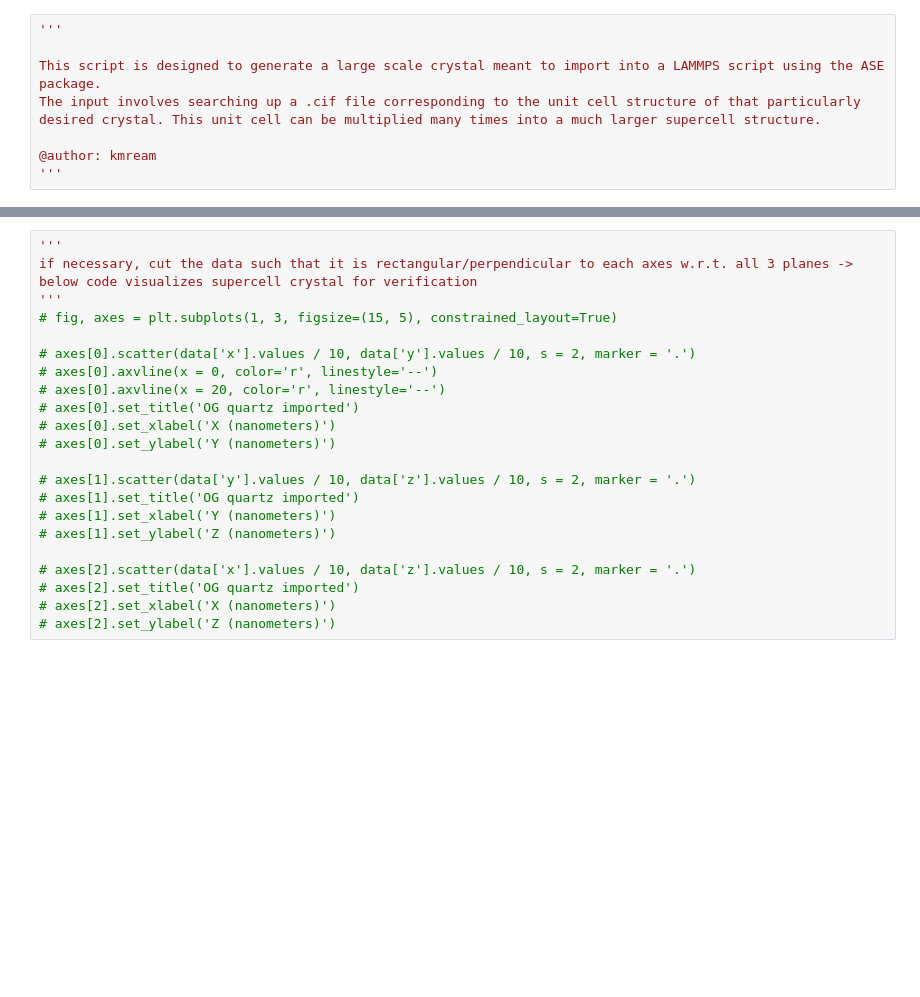
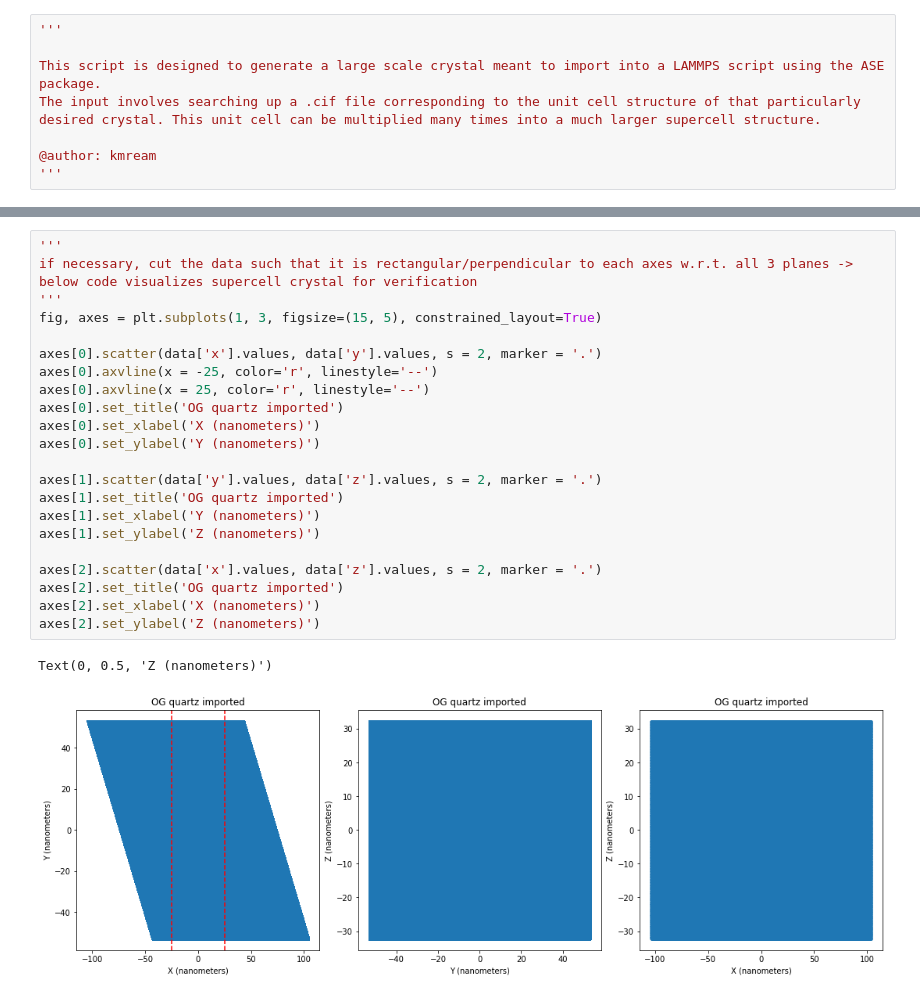
Before and after one commit to NSF-GCR-MDDM/kmream_md, a Jupyter notebook: generate_crystal.ipynb, the cells around one changed output, grey strips where cells are left out. Drawn from its saved outputs; the diff is of its cells as text; blank space fills up the shorter version.

```diff
--- a/generate_crystal.ipynb
+++ b/generate_crystal.ipynb
@@ -65,23 +71,26 @@ data
 # %%
 '''
 if necessary, cut the data such that it is rectangular/perpendicular to each axes w.r.t. all 3 planes -> below code visualizes supercell crystal for verification
 '''
-# fig, axes = plt.subplots(1, 3, figsize=(15, 5), constrained_layout=True)
+fig, axes = plt.subplots(1, 3, figsize=(15, 5), constrained_layout=True)
 
-# axes[0].scatter(data['x'].values / 10, data['y'].values / 10, s = 2, marker = '.')
-# axes[0].axvline(x = 0, color='r', linestyle='--')
-# axes[0].axvline(x = 20, color='r', linestyle='--')
-# axes[0].set_title('OG quartz imported')
-# axes[0].set_xlabel('X (nanometers)')
-# axes[0].set_ylabel('Y (nanometers)')
+axes[0].scatter(data['x'].values, data['y'].values, s = 2, marker = '.')
+axes[0].axvline(x = -25, color='r', linestyle='--')
+axes[0].axvline(x = 25, color='r', linestyle='--')
+axes[0].set_title('OG quartz imported')
+axes[0].set_xlabel('X (nanometers)')
+axes[0].set_ylabel('Y (nanometers)')
 
-# axes[1].scatter(data['y'].values / 10, data['z'].values / 10, s = 2, marker = '.')
-# axes[1].set_title('OG quartz imported')
-# axes[1].set_xlabel('Y (nanometers)')
-# axes[1].set_ylabel('Z (nanometers)')
+axes[1].scatter(data['y'].values, data['z'].values, s = 2, marker = '.')
+axes[1].set_title('OG quartz imported')
+axes[1].set_xlabel('Y (nanometers)')
+axes[1].set_ylabel('Z (nanometers)')
 
-# axes[2].scatter(data['x'].values / 10, data['z'].values / 10, s = 2, marker = '.')
-# axes[2].set_title('OG quartz imported')
-# axes[2].set_xlabel('X (nanometers)')
-# axes[2].set_ylabel('Z (nanometers)')
+axes[2].scatter(data['x'].values, data['z'].values, s = 2, marker = '.')
+axes[2].set_title('OG quartz imported')
+axes[2].set_xlabel('X (nanometers)')
+axes[2].set_ylabel('Z (nanometers)')
+# %% [output]
+Text(0, 0.5, 'Z (nanometers)')
+[figure, added]
 # %%
```
Also changed, not shown: parts of 7 cells of this notebook.
